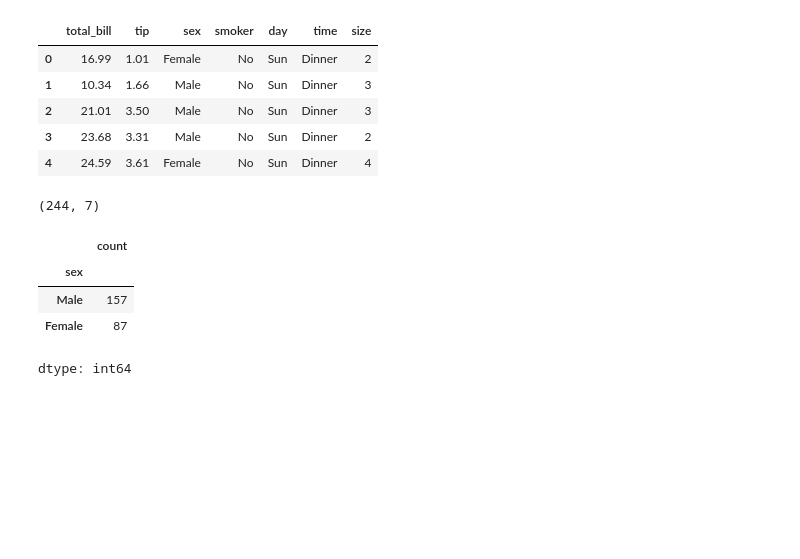
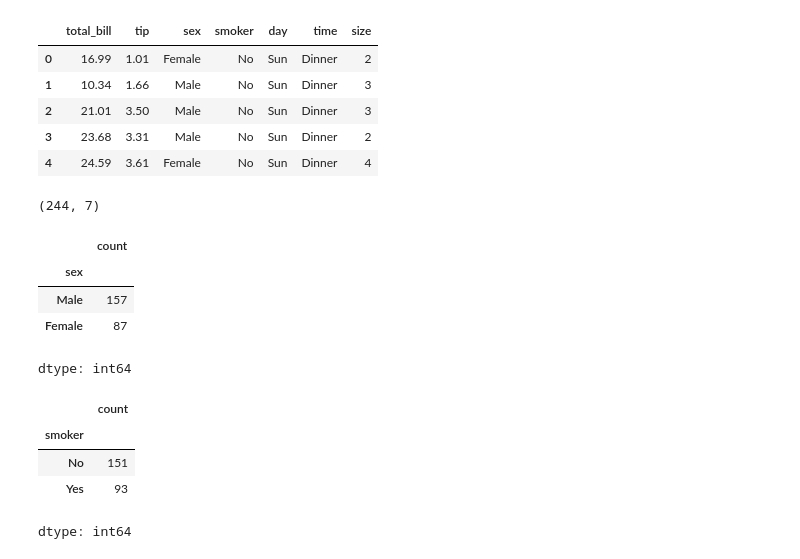
Before and after one commit to NehaSrinivas98/MachineLearningCourse, a Jupyter notebook: SVM.ipynb, the cells around one changed output. Cells and saved outputs as stored; diff of their text form; code cells hidden in the pictures; blank space fills up the shorter version.

```diff
--- a/SVM.ipynb
+++ b/SVM.ipynb
@@ -357,3 +357,11 @@ df_tips['sex'].value_counts()
 | Male | 157 |
 | Female | 87 |
 dtype: int64
+# %%
+df_tips['smoker'].value_counts()
+# %% [output]
+|  | count |
+| smoker |  |
+| No | 151 |
+| Yes | 93 |
+dtype: int64
```
Also changed, not shown: parts of 4 cells of this notebook.
